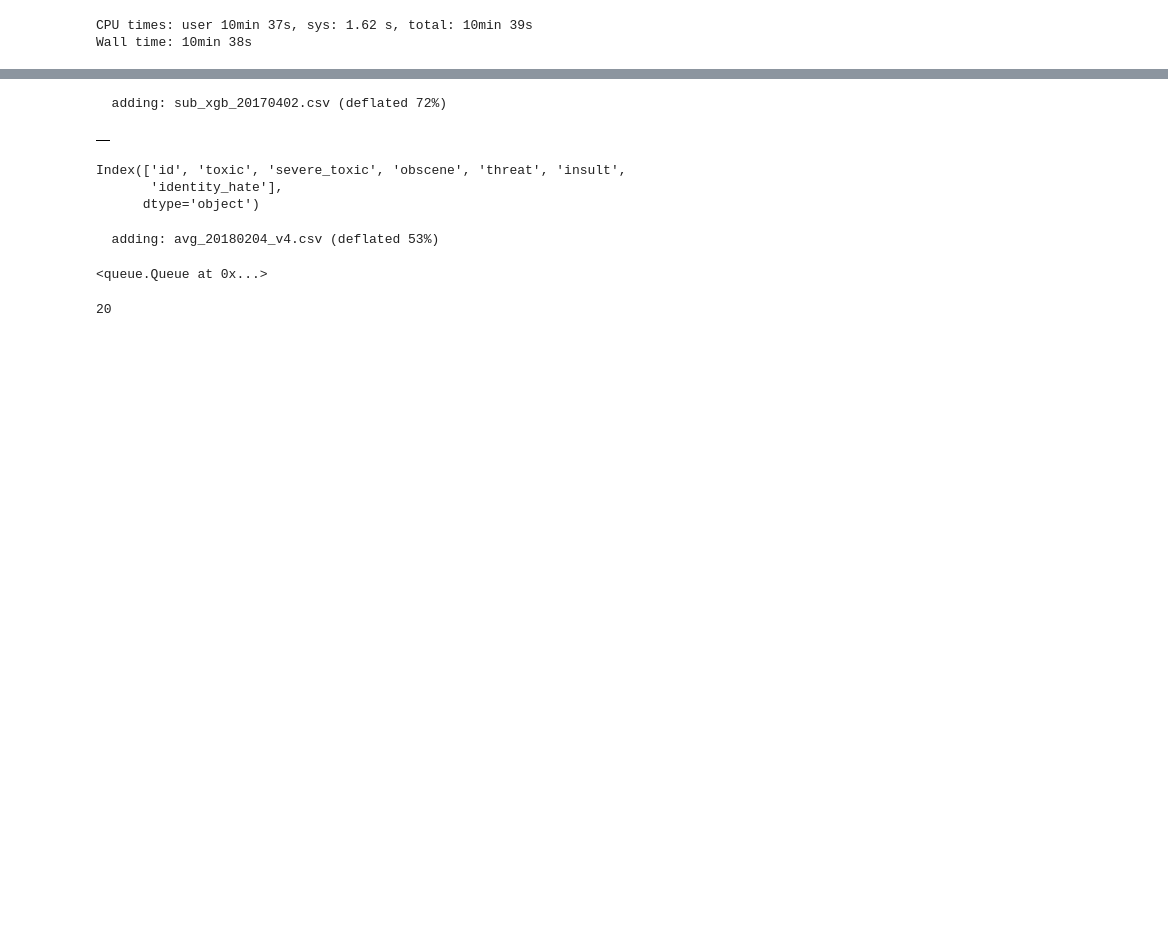
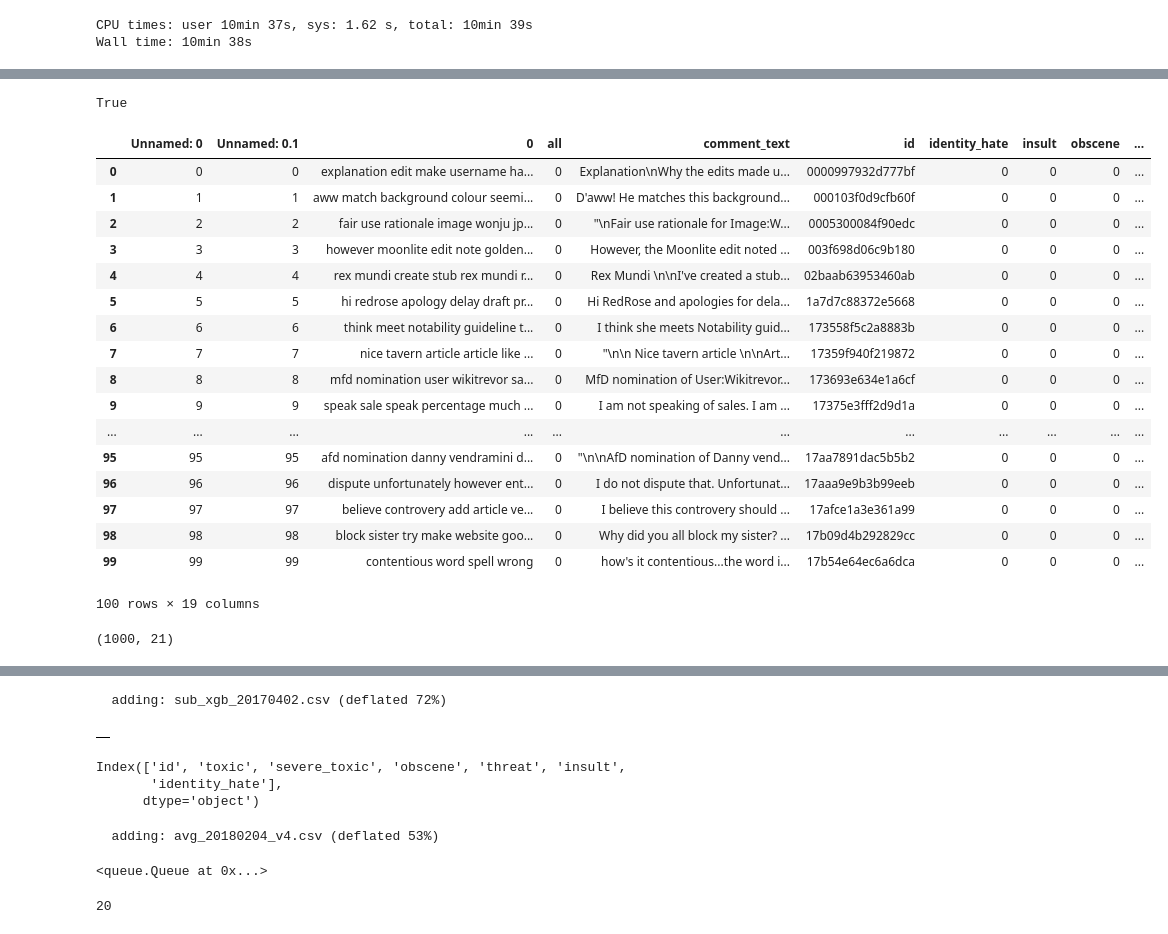
Before and after one commit to IvanochkinAlexander/proj_toxic_comment, a Jupyter notebook: notebooks/20180126-ai-exploration_toxic_comments.ipynb, the cells around one changed output, grey strips where cells are left out. Saved outputs shown, nothing was run; the diff lists cells and outputs as text; code cells hidden in the pictures; blank space fills up the shorter version.

```diff
--- a/notebooks/20180126-ai-exploration_toxic_comments.ipynb
+++ b/notebooks/20180126-ai-exploration_toxic_comments.ipynb
@@ -577,0 +604,29 @@ text[3:]
+# %%
+import unidecode
+is_ascii(unidecode.unidecode(non_ascii_str))
+# %% [output]
+True
+# %%
+import pandas as pd
+check_ascii = pd.read_csv('../../output/train_test_ascii.csv')
+# %%
+check_ascii
+# %% [output]
+|  | Unnamed: 0 | Unnamed: 0.1 | 0 | all | comment_text | id | identity_hate | insult | obscene | ... |
+| 0 | 0 | 0 | explanation edit make username ha... | 0 | Explanation\nWhy the edits made u... | 0000997932d777bf | 0 | 0 | 0 | ... |
+| 1 | 1 | 1 | aww match background colour seemi... | 0 | D'aww! He matches this background... | 000103f0d9cfb60f | 0 | 0 | 0 | ... |
+| 2 | 2 | 2 | fair use rationale image wonju jp... | 0 | "\nFair use rationale for Image:W... | 0005300084f90edc | 0 | 0 | 0 | ... |
+| 3 | 3 | 3 | however moonlite edit note golden... | 0 | However, the Moonlite edit noted ... | 003f698d06c9b180 | 0 | 0 | 0 | ... |
+| 4 | 4 | 4 | rex mundi create stub rex mundi r... | 0 | Rex Mundi \n\nI've created a stub... | 02baab63953460ab | 0 | 0 | 0 | ... |
+| 5 | 5 | 5 | hi redrose apology delay draft pr... | 0 | Hi RedRose and apologies for dela... | 1a7d7c88372e5668 | 0 | 0 | 0 | ... |
+| 6 | 6 | 6 | think meet notability guideline t... | 0 | I think she meets Notability guid... | 173558f5c2a8883b | 0 | 0 | 0 | ... |
+| 7 | 7 | 7 | nice tavern article article like ... | 0 | "\n\n Nice tavern article \n\nArt... | 17359f940f219872 | 0 | 0 | 0 | ... |
+| 8 | 8 | 8 | mfd nomination user wikitrevor sa... | 0 | MfD nomination of User:Wikitrevor... | 173693e634e1a6cf | 0 | 0 | 0 | ... |
+| 9 | 9 | 9 | speak sale speak percentage much ... | 0 | I am not speaking of sales. I am ... | 17375e3fff2d9d1a | 0 | 0 | 0 | ... |
+| ... | ... | ... | ... | ... | ... | ... | ... | ... | ... | ... |
+| 95 | 95 | 95 | afd nomination danny vendramini d... | 0 | "\n\nAfD nomination of Danny vend... | 17aa7891dac5b5b2 | 0 | 0 | 0 | ... |
+| 96 | 96 | 96 | dispute unfortunately however ent... | 0 | I do not dispute that. Unfortunat... | 17aaa9e9b3b99eeb | 0 | 0 | 0 | ... |
+| 97 | 97 | 97 | believe controvery add article ve... | 0 | I believe this controvery should ... | 17afce1a3e361a99 | 0 | 0 | 0 | ... |
+| 98 | 98 | 98 | block sister try make website goo... | 0 | Why did you all block my sister? ... | 17b09d4b292829cc | 0 | 0 | 0 | ... |
+| 99 | 99 | 99 | contentious word spell wrong | 0 | how's it contentious...the word i... | 17b54e64ec6a6dca | 0 | 0 | 0 | ... |
+100 rows × 19 columns
@@ -577,0 +635,4 @@ text[3:]
+# %%
+check_spell.shape
+# %% [output]
+(1000, 21)
```
Also changed, not shown: parts of 62 cells of this notebook, 8 other files.
